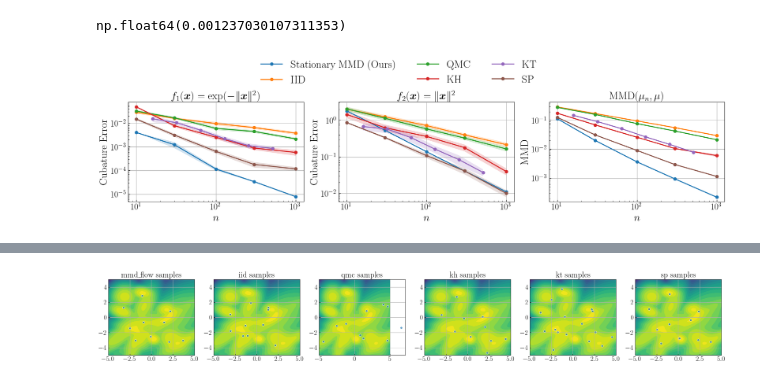
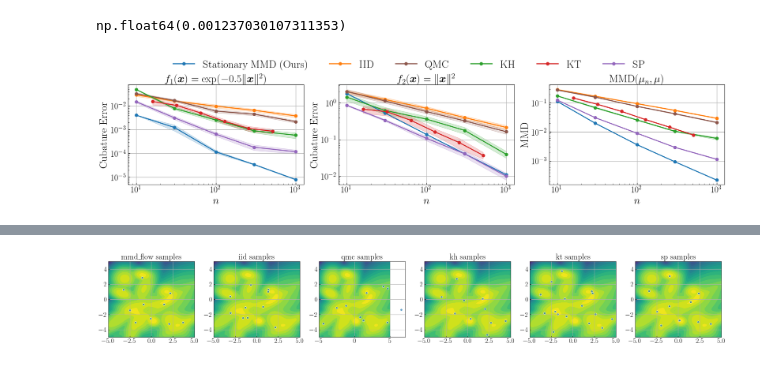
Before and after one commit to hudsonchen/MMDF_cubature, a Jupyter notebook: plotting_notebooks/mog.ipynb, the cells around one changed output, grey strips where cells are left out. Saved outputs shown, nothing was run; the diff lists cells and outputs as text; code cells hidden in the pictures.

```diff
--- a/plotting_notebooks/mog.ipynb
+++ b/plotting_notebooks/mog.ipynb
@@ -155,6 +157,16 @@ label_dict = {
     'sp': r'SP'
 }
 
+
+color_dict = {
+    'iid': '#ff7f0e',                   # index 0
+    'mmd_flow': '#1f77b4',            # index 1
+    'kh': '#2ca02c',                   # index 2
+    'kt': '#d62728',                     # index 3
+    'sp': '#9467bd',                   # index 4
+    'qmc': '#8c564b',                   # index 5
+}
+
 fig, axs = plt.subplots(1, 3, figsize=(22, 3.7))
 axs[0].grid(True)
 for method in methods_list:
@@ -162,46 +174,53 @@ for method in methods_list:
         particle_num_list = kt_particle_num_list
     else:
         particle_num_list = [10, 30, 100, 300, 1000]
-    axs[0].plot(particle_num_list, I_err['neg_exp'][method][0], label=method, marker='o')
+    axs[0].plot(particle_num_list, I_err['neg_exp'][method][0], label=method, marker='o', color=color_dict[method])
     axs[0].fill_between(particle_num_list, I_err['neg_exp'][method][0] - I_err['neg_exp'][method][1],
-                        I_err['neg_exp'][method][0] + I_err['neg_exp'][method][1], alpha=0.2)
+                        I_err['neg_exp'][method][0] + I_err['neg_exp'][method][1], alpha=0.2, color=color_dict[method])
 axs[0].set_yscale('log')
 axs[0].set_xscale('log')
-axs[0].set_title(r'$f_1(\boldsymbol{x}) = \exp(-\|\boldsymbol{x}\|^2)$')
+axs[0].set_title(r'$f_1(\boldsymbol{x}) = \exp(-0.5 \|\boldsymbol{x}\|^2)$')
 axs[0].set_xlabel(r'$n$')
 axs[0].set_ylabel('Cubature Error')
 
 axs[1].grid(True)
 for method in methods_list:
     if method == 'kt':
         particle_num_list = kt_particle_num_list
     else:
         particle_num_list = [10, 30, 100, 300, 1000]
-    axs[1].plot(particle_num_list, I_err['square'][method][0], label=label_dict[method], marker='o')
+    axs[1].plot(particle_num_list, I_err['square'][method][0], label=label_dict[method], marker='o', color=color_dict[method])
     axs[1].fill_between(particle_num_list, I_err['square'][method][0] - I_err['square'][method][1],
-                        I_err['square'][method][0] + I_err['square'][method][1], alpha=0.2)
+                        I_err['square'][method][0] + I_err['square'][method][1], alpha=0.2, color=color_dict[method])
 axs[1].set_yscale('log')
 axs[1].set_xscale('log')
 axs[1].set_title(r'$f_2(\boldsymbol{x}) = \|\boldsymbol{x}\|^2$')
 axs[1].set_xlabel(r'$n$')
 axs[1].set_ylabel('Cubature Error')
 
 axs[2].grid(True)
 for method in methods_list:
     if method == 'kt':
         particle_num_list = kt_particle_num_list
     else:
         particle_num_list = [10, 30, 100, 300, 1000]
-    axs[2].plot(particle_num_list, mmd[method][0], label=label_dict[method], marker='o')
+    axs[2].plot(particle_num_list, mmd[method][0], label=label_dict[method], marker='o', color=color_dict[method])
     axs[2].fill_between(particle_num_list, mmd[method][0] - mmd[method][1],
-                        mmd[method][0] + mmd[method][1], alpha=0.2)
+                        mmd[method][0] + mmd[method][1], alpha=0.2, color=color_dict[method])
 axs[2].set_yscale('log')
 axs[2].set_xscale('log')
 axs[2].set_ylabel(r'$\mathrm{MMD}$')
 axs[2].set_title(r'$\mathrm{MMD}(\mu_n,\mu)$')
 axs[2].set_xlabel(r'$n$')
-axs[1].legend(bbox_to_anchor=(-0.50, 1.3), loc='center left', ncol=3)
+axs[1].legend(bbox_to_anchor=(-1.0, 1.2), loc='center left', ncol=6)
 plt.savefig('figures/mog.pdf', bbox_inches='tight')
 plt.show()
+
+fig_legend = plt.figure(figsize=(8, 2))
+handles, labels = axs[1].get_legend_handles_labels()
+fig_legend.legend(handles, labels, loc='center', ncol=6)
+fig_legend.tight_layout()
+fig_legend.savefig('figures/legend.pdf', bbox_inches='tight')
+plt.close(fig_legend)
 # %% [output]
-[figure, old version]
+[figure, new version]
```
Also changed, not shown: parts of 2 cells of this notebook, 14 other files.
